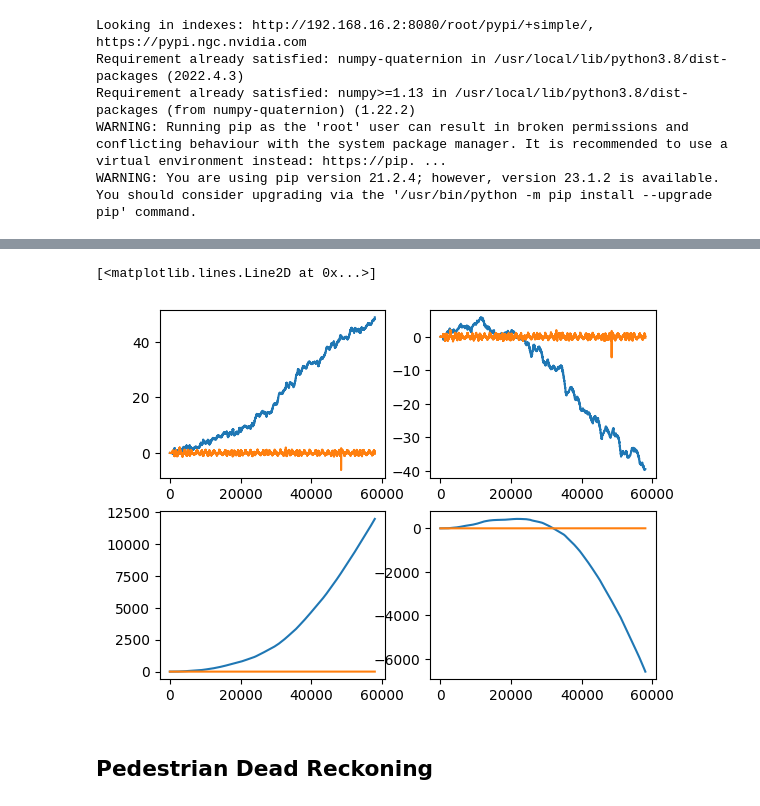
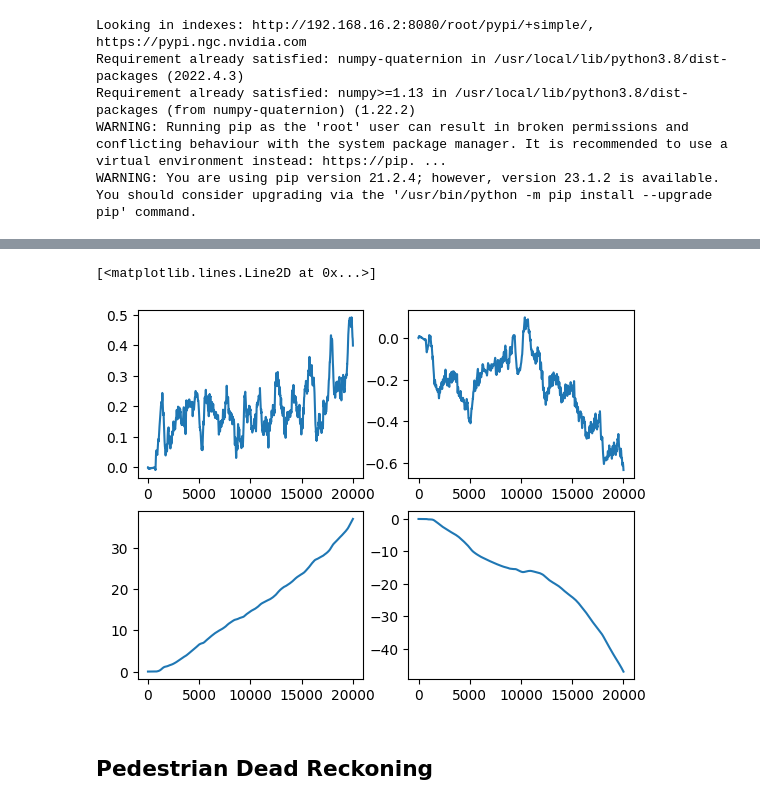
Before and after one commit to AndrewCheam/IMU_localisation, a Jupyter notebook: Oxiod/source/Baselines.ipynb, the cells around one changed output, grey strips where cells are left out. Saved outputs shown, nothing was run; the diff lists cells and outputs as text; code cells hidden in the pictures.

```diff
--- a/Oxiod/source/Baselines.ipynb
+++ b/Oxiod/source/Baselines.ipynb
@@ -291,0 +264,8 @@ acc_data.shape
+# %%
+gravity_data = pd.read_csv('/home/jovyan/localisation_datasets/Oxford Inertial Odometry Dataset/handbag/data1/syn/imu1.csv')
+imu_column_names = ['Time', 'attitude_roll(radians)', 'attitude_pitch(radians)', 'attitude_yaw(radians)',
+                'rotation_rate_x(radians/s)', 'rotation_rate_y(radians/s)', 'rotation_rate_z(radians/s)',
+                'gravity_x(G)', 'gravity_y(G)', 'gravity_z(G)', 'user_acc_x(G)', 'user_acc_y(G)', 'user_acc_z(G)',
+                'magnetic_field_x(microteslas)', 'magnetic_field_y(microteslas)', 'magnetic_field_z(microteslas)']
+gravity_data.columns = imu_column_names
+gravity_data = gravity_data[['gravity_x(G)', 'gravity_y(G)', 'gravity_z(G)']]
@@ -292,3 +293,21 @@ acc_data.shape
+# %%
+full_data[['user_acc_x(G)', 'user_acc_y(G)', 'user_acc_z(G)']] = full_data[['user_acc_x(G)', 'user_acc_y(G)', 'user_acc_z(G)']] - gravity_data
+# %%
+import numpy as np
+import matplotlib.pyplot as plt
+glob_acc = []
+data = full_data.head(20000)
+for i in range(len(data)):
+
+    # Assuming you have the rotation matrix and acceleration vector
+    rotation_matrix = quaternion_to_rotation_matrix(data[['rotation.w', 'rotation.x', 'rotation.y', 'rotation.z']].values[i,:])  # 3x3 rotation matrix
+    acceleration_local = data[['user_acc_x(G)', 'user_acc_y(G)', 'user_acc_z(G)']].values[i,:]  # 3x1 acceleration vector in the local coordinate frame
+
+    # Perform matrix multiplication
+    acceleration_global = np.dot(rotation_matrix, acceleration_local)
+
+    # Print the transformed acceleration in the global coordinate frame
+    glob_acc.append(acceleration_global)
 # %%
 # Initial conditions
 initial_position = [0, 0, 0]  # Initial position [x, y, z]
@@ -304,7 +323,7 @@ velocity = initial_velocity.copy()
 prev_timestamp = 0.0
 prev_acceleration = [0, 0, 0]  # Previous acceleration [x, y, z]
 # %%
-for acceleration in acc_data:
+for acceleration in glob_acc:
     # Calculate time difference
     dt = 0.01
 
@@ -329,22 +348,22 @@ for acceleration in acc_data:
 # %%
 plt.subplot(2,2,1)
 plt.plot(velocity_traj[0])
-plt.plot(targ[:,0])
+#plt.plot(targ[:,0])
 
 plt.subplot(2,2,2)
 plt.plot(velocity_traj[1])
-plt.plot(targ[:,0])
+#plt.plot(targ[:,0])
 
 plt.subplot(2,2,3)
 plt.plot(trajectory[0])
-plt.plot(gt_pos[:,0])
+#plt.plot(gt_pos[:,0])
 
 plt.subplot(2,2,4)
 plt.plot(trajectory[1])
-plt.plot(gt_pos[:,0])
+#plt.plot(gt_pos[:,0])
 # %% [output]
 [<matplotlib.lines.Line2D at 0x...>]
-[figure, old version]
+[figure, new version]
 # %% [markdown]
 ## Pedestrian Dead Reckoning
 # %%
```
Also changed, not shown: parts of 10 cells of this notebook, 2 other files.
